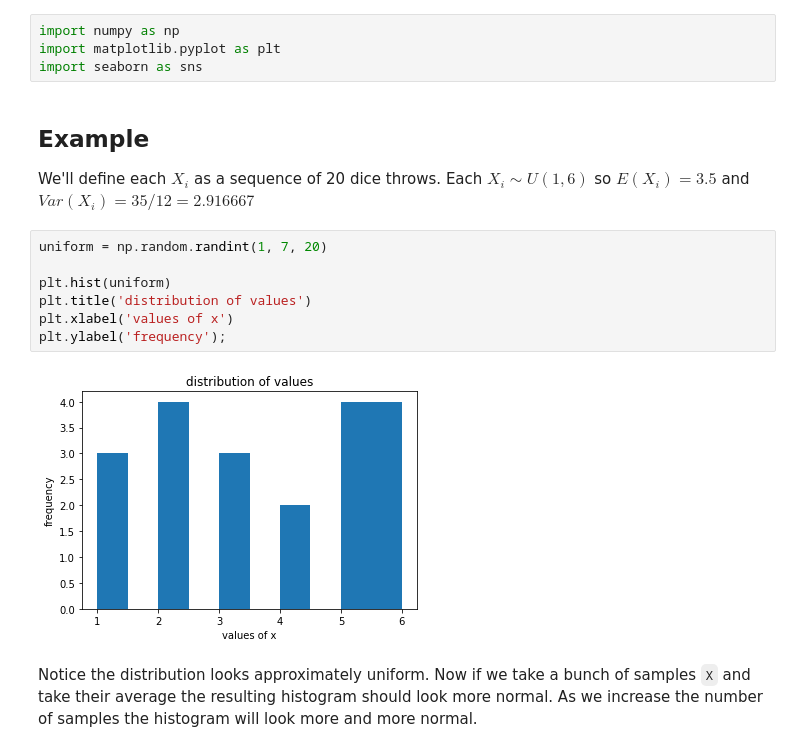
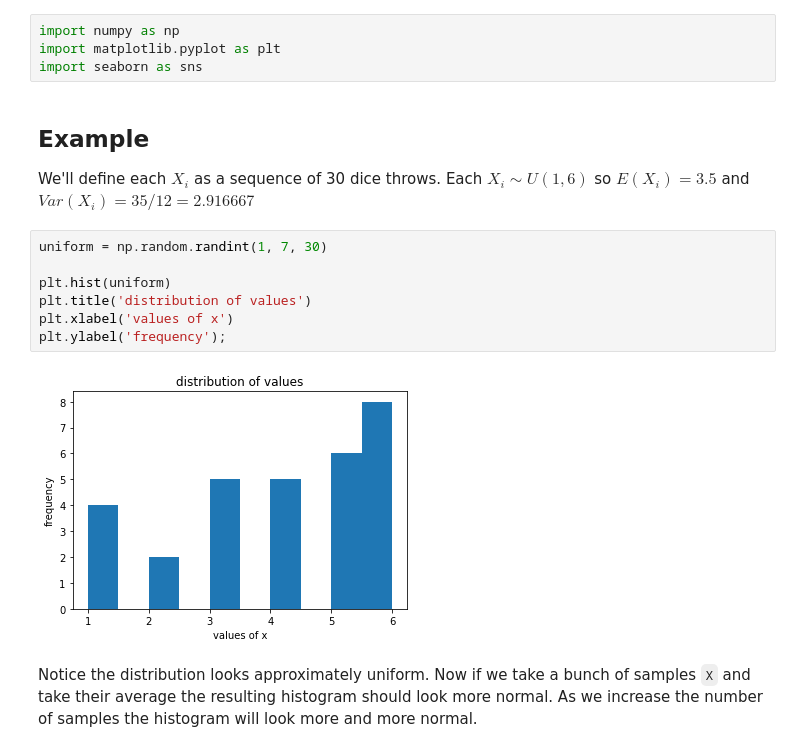
Before and after one commit to eytanohana/Data-Science-and-Statistics, a Jupyter notebook: CLT.ipynb, the cells around one changed output. Saved outputs shown, nothing was run; the diff lists cells and outputs as text.

```diff
--- a/CLT.ipynb
+++ b/CLT.ipynb
@@ -18,16 +18,16 @@ import seaborn as sns
 # %% [markdown]
 ## Example
 
-We'll define each $X_i$ as a sequence of 20 dice throws. Each $X_i \sim U(1,6)$ so $E(X_i) = 3.5$ and $Var(X_i) = 35 / 12 = 2.916667$
+We'll define each $X_i$ as a sequence of 30 dice throws. Each $X_i \sim U(1,6)$ so $E(X_i) = 3.5$ and $Var(X_i) = 35 / 12 = 2.916667$
 # %%
-uniform = np.random.randint(1, 7, 20)
+uniform = np.random.randint(1, 7, 30)
 
 plt.hist(uniform)
 plt.title('distribution of values')
 plt.xlabel('values of x')
 plt.ylabel('frequency');
 # %% [output]
-[figure, old version]
+[figure, new version]
 # %% [markdown]
 Notice the distribution looks approximately uniform. Now if we take a bunch of samples `X` and take their average the resulting histogram should look more normal. As we increase the number of samples the histogram will look more and more normal.
 # %%
```
Also changed, not shown: parts of 2 cells of this notebook.
